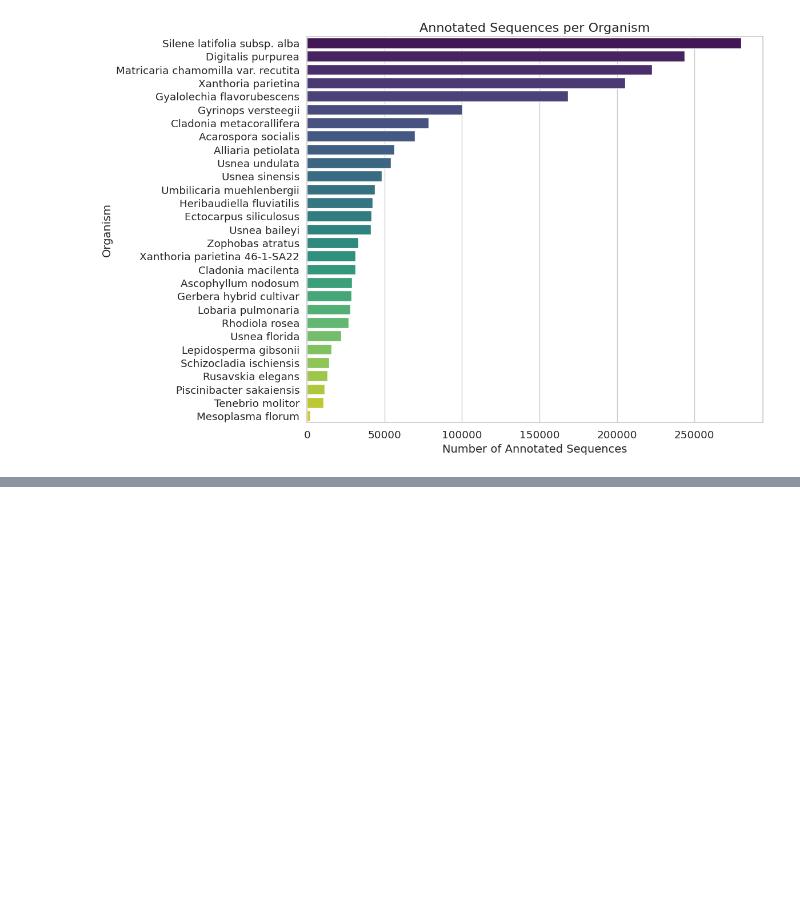
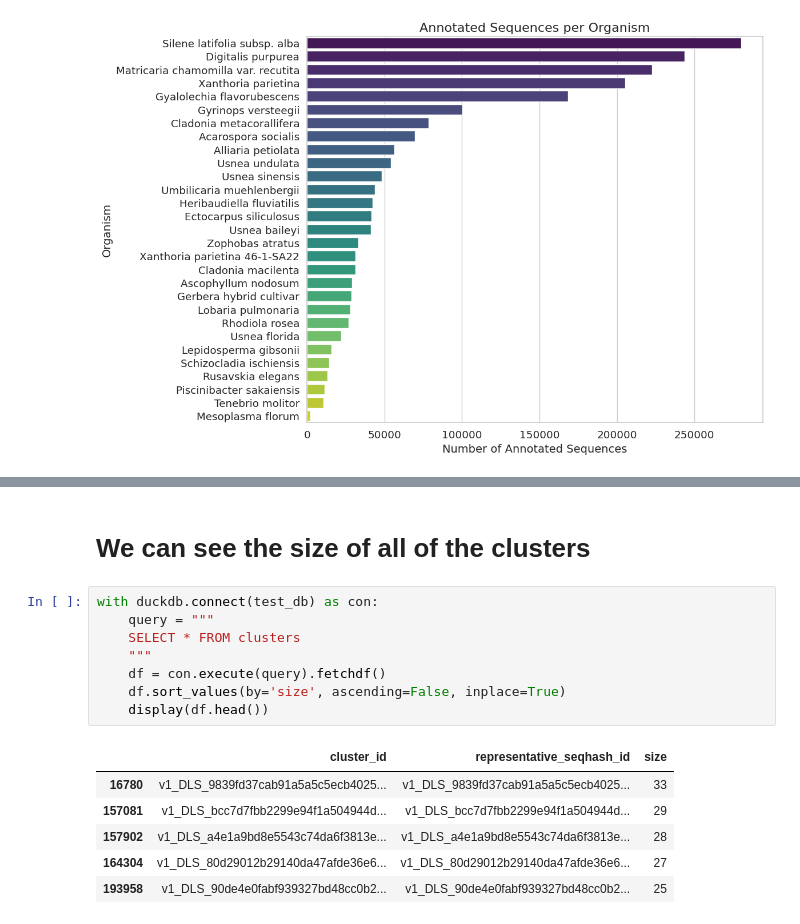
Before and after one commit to arudhir/planter, a Jupyter notebook: notebooks/master-database.ipynb, the cells around one changed output, grey strips where cells are left out. Drawn from its saved outputs; the diff is of its cells as text; blank space fills up the shorter version.

```diff
--- a/notebooks/master-database.ipynb
+++ b/notebooks/master-database.ipynb
@@ -790,0 +931,17 @@ Text(0.95, 0.95, '\nn = 2,462,539\nmin = 100 aa\nmax = 7993 aa\nmean = 345.5 aa\
+# %% [markdown]
+# We can see the size of all of the clusters
+# %%
+with duckdb.connect(test_db) as con:
+    query = """
+    SELECT * FROM clusters
+    """
+    df = con.execute(query).fetchdf()
+    df.sort_values(by='size', ascending=False, inplace=True)
+    display(df.head())
+# %% [output]
+|  | cluster_id | representative_seqhash_id | size |
+| 16780 | v1_DLS_9839fd37cab91a5a5c5ecb4025... | v1_DLS_9839fd37cab91a5a5c5ecb4025... | 33 |
+| 157081 | v1_DLS_bcc7d7fbb2299e94f1a504944d... | v1_DLS_bcc7d7fbb2299e94f1a504944d... | 29 |
+| 157902 | v1_DLS_a4e1a9bd8e5543c74da6f3813e... | v1_DLS_a4e1a9bd8e5543c74da6f3813e... | 28 |
+| 164304 | v1_DLS_80d29012b29140da47afde36e6... | v1_DLS_80d29012b29140da47afde36e6... | 27 |
+| 193958 | v1_DLS_90de4e0fabf939327bd48cc0b2... | v1_DLS_90de4e0fabf939327bd48cc0b2... | 25 |
```
Also changed, not shown: parts of 13 cells of this notebook, 4 other files.
